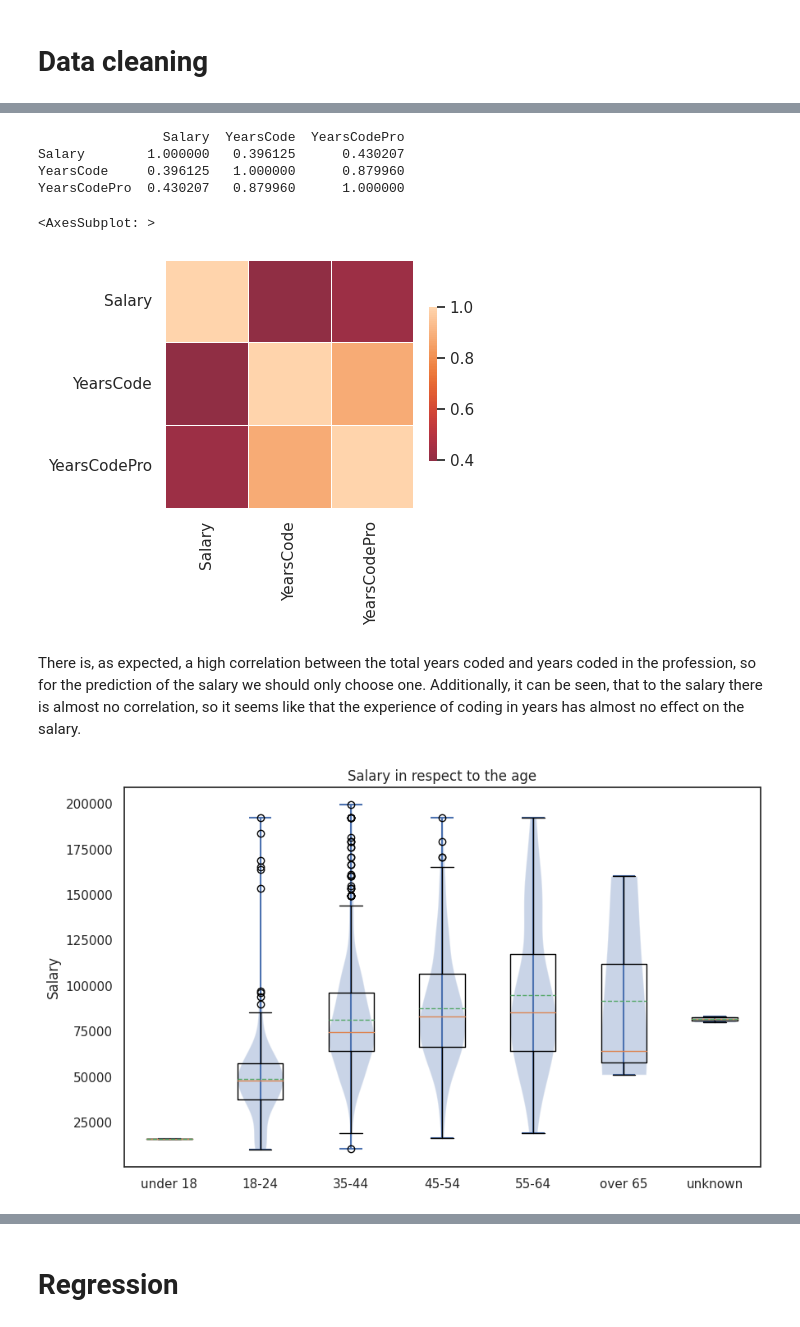
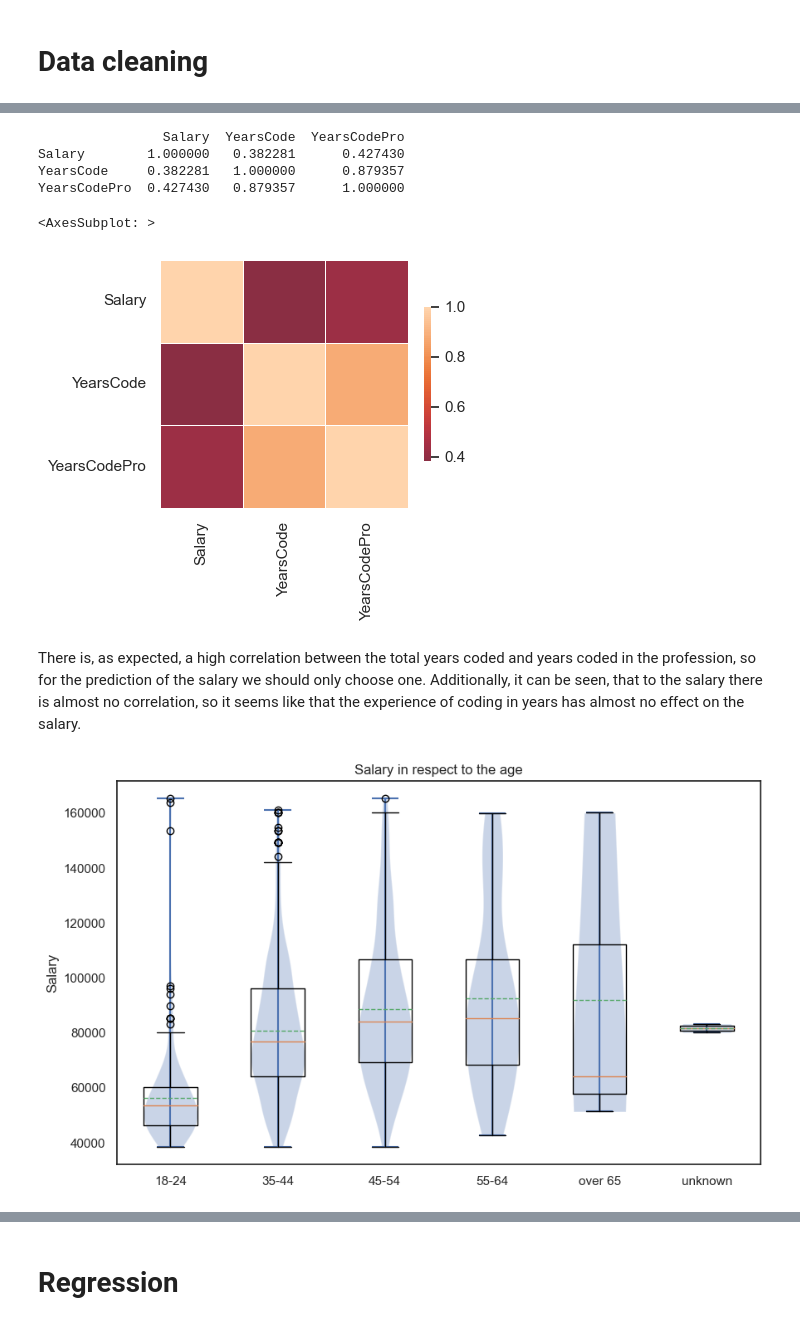
Before and after one commit to LucaF171/DataLiteracyProject, a Jupyter notebook: project.ipynb, the cells around one changed output, grey strips where cells are left out. Cells and saved outputs as stored; diff of their text form; code cells hidden in the pictures.

```diff
--- a/project.ipynb
+++ b/project.ipynb
@@ -285,16 +309,13 @@ df.loc[~df['Gender'].isin(['Man', 'Woman', 'Prefer not to say']), 'Gender'] = "O
 df['Salary'] = pd.to_numeric(df['Salary'], errors='coerce')
 df['YearsCode'] = pd.to_numeric(df['YearsCode'], errors='coerce')
 df['YearsCodePro'] = pd.to_numeric(df['YearsCodePro'], errors='coerce')
-#
-# # delete all rows with NaN in Salary as those entries can't be used
+
+# delete all rows with NaN in Salary as those entries can't be used
 df = df[df['Salary'].isnull() == False]
 
-df_usa = df.copy()
-df_usa = df_usa[df_usa['Salary'] < 200000]
-df_usa = df_usa[df_usa['Salary'] > 10000]
-# df_usa = df_usa[df_usa['Country'] == "United States of America"]
-df_usa = df_usa[df_usa['Country'] == "Germany"]
+df_ger = df.copy()
+df_ger = df_ger[df_ger['Country'] == "Germany"]
 
-df
+df_ger
 # %% [output]
 |  | Salary | EdLevel | YearsCode | YearsCodePro | OrgSize | Age | Employment | RemoteWork | DevType | Country | ... |
@@ -325,0 +343,6 @@ df
+# %%
+print(f"0.925 quantil: {int(np.quantile(df_ger['Salary'], q=0.925)) : >6}")
+print(f"0.075 quantil: {int(np.quantile(df_ger['Salary'], q=0.075)) : >6}")
+
+df_ger = df_ger[df_ger['Salary'] < 165414]
+df_ger = df_ger[df_ger['Salary'] > 38388]
@@ -326,37 +361,36 @@ df
 # %%
-corr = df_usa[['Salary', 'YearsCode', 'YearsCodePro']].corr()
+corr = df_ger[['Salary', 'YearsCode', 'YearsCodePro']].corr()
 print(corr)
 _, heatmap_ax = plt.subplots(figsize=(4, 4))
 sns.heatmap(corr, center=0, square=True, linewidths=.5, cbar_kws={"shrink": .5}, ax=heatmap_ax)
 # %% [output]
                 Salary  YearsCode  YearsCodePro
-Salary        1.000000   0.396125      0.430207
-YearsCode     0.396125   1.000000      0.879960
-YearsCodePro  0.430207   0.879960      1.000000
+Salary        1.000000   0.382281      0.427430
+YearsCode     0.382281   1.000000      0.879357
+YearsCodePro  0.427430   0.879357      1.000000
 <AxesSubplot: >
-[figure, old version]
+[figure, new version]
 # %% [markdown]
 There is, as expected, a high correlation between the total years coded and years coded in the profession, so for the prediction of the salary we should only choose one. Additionally, it can be seen, that to the salary there is almost no correlation, so it seems like that the experience of coding in years has almost no effect on the salary.
 # %%
 data = [
-    df_usa[df_usa['Age'] == "under 18"]['Salary'],
-    df_usa[df_usa['Age'] == "18-24"]['Salary'],
-    df_usa[df_usa['Age'] == "35-44"]['Salary'],
-    df_usa[df_usa['Age'] == "45-54"]['Salary'],
-    df_usa[df_usa['Age'] == "55-64"]['Salary'],
-    df_usa[df_usa['Age'] == "over 65"]['Salary'],
-    df_usa[df_usa['Age'] == "unknown"]['Salary']
+    df_ger[df_ger['Age'] == "18-24"]['Salary'],
+    df_ger[df_ger['Age'] == "35-44"]['Salary'],
+    df_ger[df_ger['Age'] == "45-54"]['Salary'],
+    df_ger[df_ger['Age'] == "55-64"]['Salary'],
+    df_ger[df_ger['Age'] == "over 65"]['Salary'],
+    df_ger[df_ger['Age'] == "unknown"]['Salary']
 ]
-labels=["under 18", "18-24", "35-44", "45-54", "55-64", "over 65", "unknown"]
+labels=["18-24", "35-44", "45-54", "55-64", "over 65", "unknown"]
 
 _, ax = plt.subplots(figsize=(10, 6))
 ax.violinplot(data)
 ax.boxplot(data, showmeans=True, meanline=True)
 ax.set_ylabel("Salary")
 ax.set_xticklabels(labels)
 ax.set(title='Salary in respect to the age')
 plt.show()
 # %% [output]
-[figure, old version]
+[figure, new version]
 # %%
 data = [
```
Also changed, not shown: parts of 30 cells of this notebook.
